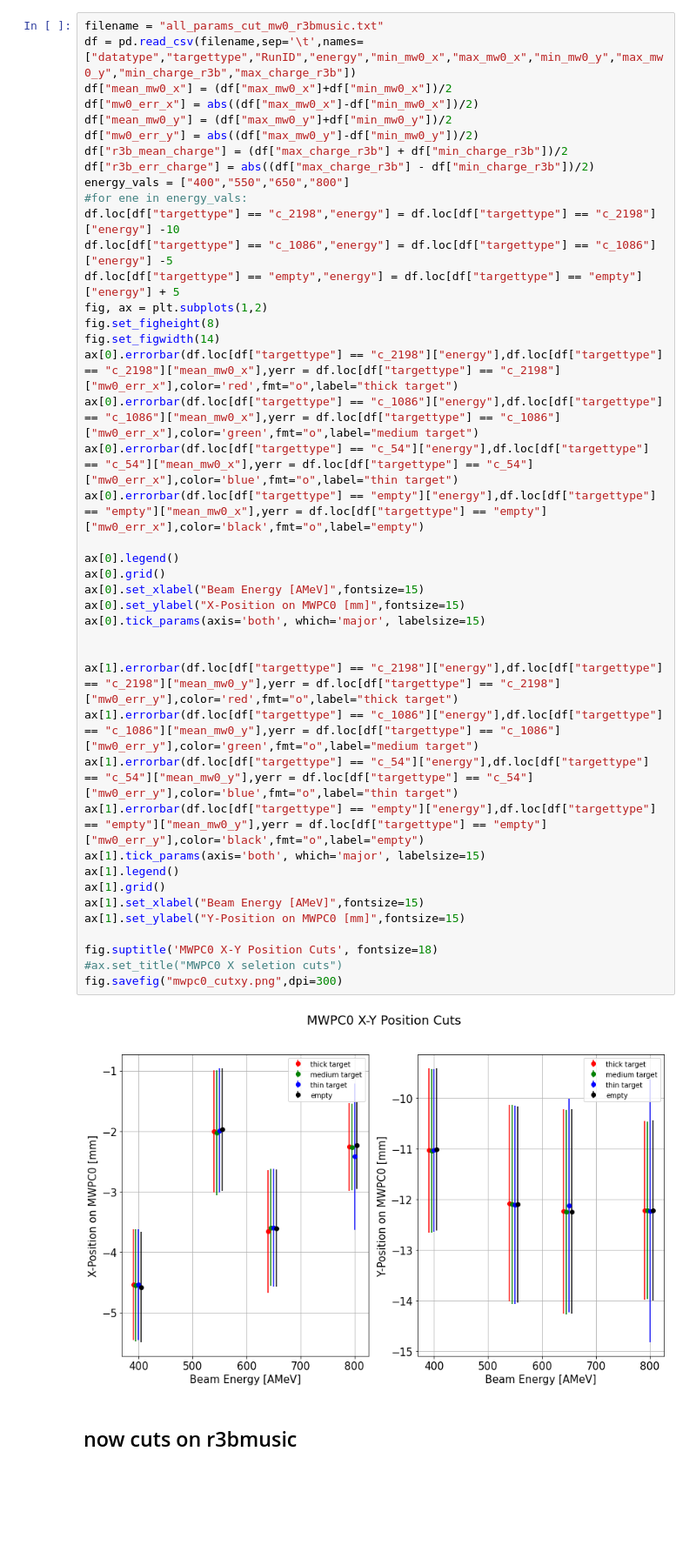
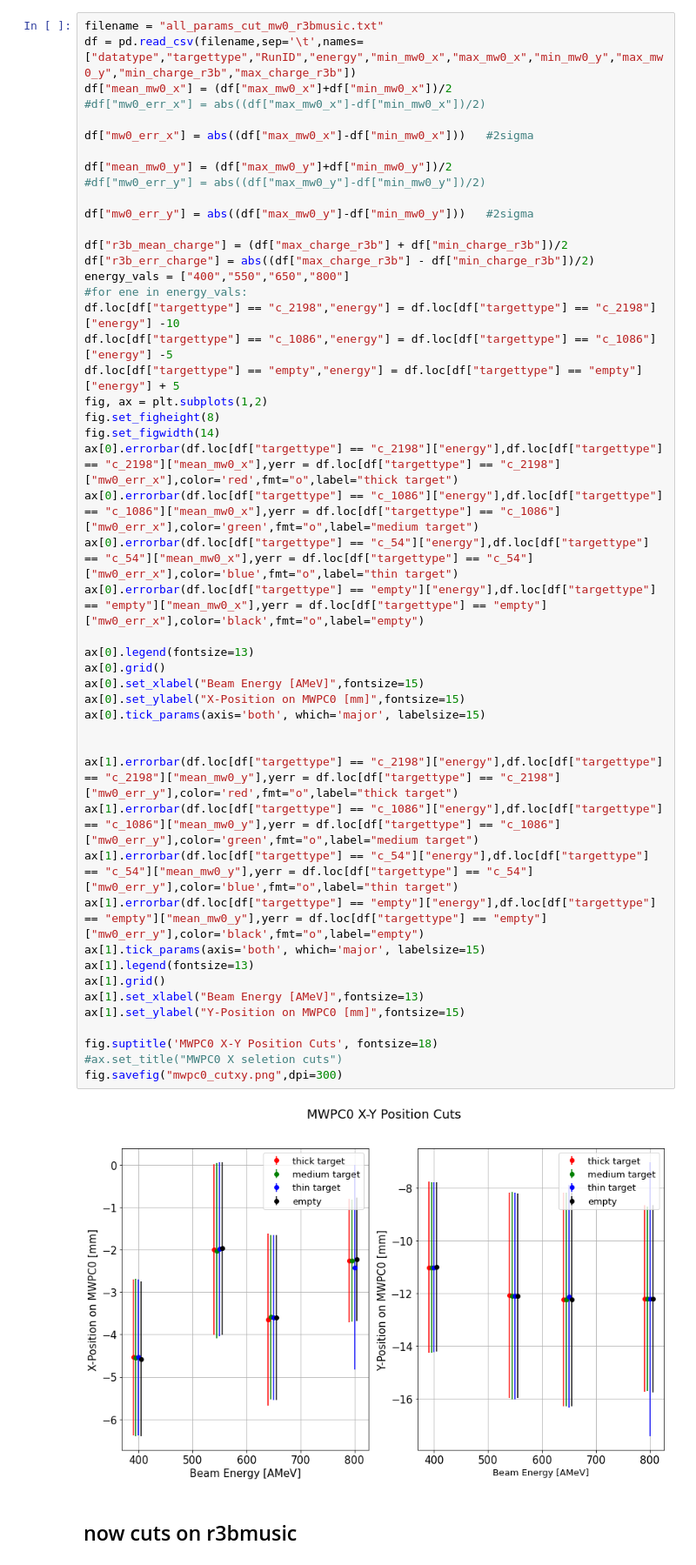
Before and after one commit to jenegger/r3bweek24_gsi, a Jupyter notebook: Untitled1.ipynb, the cells around one changed output. Shown at 87% size. Saved outputs shown, nothing was run; the diff lists cells and outputs as text; blank space fills up the shorter version.

```diff
--- a/Untitled1.ipynb
+++ b/Untitled1.ipynb
@@ -9,46 +12,52 @@ import copy
 filename = "all_params_cut_mw0_r3bmusic.txt"
 df = pd.read_csv(filename,sep='\t',names=["datatype","targettype","RunID","energy","min_mw0_x","max_mw0_x","min_mw0_y","max_mw0_y","min_charge_r3b","max_charge_r3b"])
 df["mean_mw0_x"] = (df["max_mw0_x"]+df["min_mw0_x"])/2
-df["mw0_err_x"] = abs((df["max_mw0_x"]-df["min_mw0_x"])/2)
+#df["mw0_err_x"] = abs((df["max_mw0_x"]-df["min_mw0_x"])/2)
+
+df["mw0_err_x"] = abs((df["max_mw0_x"]-df["min_mw0_x"]))   #2sigma
+
 df["mean_mw0_y"] = (df["max_mw0_y"]+df["min_mw0_y"])/2
-df["mw0_err_y"] = abs((df["max_mw0_y"]-df["min_mw0_y"])/2)
+#df["mw0_err_y"] = abs((df["max_mw0_y"]-df["min_mw0_y"])/2)
+
+df["mw0_err_y"] = abs((df["max_mw0_y"]-df["min_mw0_y"]))   #2sigma
+
 df["r3b_mean_charge"] = (df["max_charge_r3b"] + df["min_charge_r3b"])/2
 df["r3b_err_charge"] = abs((df["max_charge_r3b"] - df["min_charge_r3b"])/2)
 energy_vals = ["400","550","650","800"]
 #for ene in energy_vals:
 df.loc[df["targettype"] == "c_2198","energy"] = df.loc[df["targettype"] == "c_2198"]["energy"] -10
 df.loc[df["targettype"] == "c_1086","energy"] = df.loc[df["targettype"] == "c_1086"]["energy"] -5
 df.loc[df["targettype"] == "empty","energy"] = df.loc[df["targettype"] == "empty"]["energy"] + 5
 fig, ax = plt.subplots(1,2)
 fig.set_figheight(8)
 fig.set_figwidth(14)
 ax[0].errorbar(df.loc[df["targettype"] == "c_2198"]["energy"],df.loc[df["targettype"] == "c_2198"]["mean_mw0_x"],yerr = df.loc[df["targettype"] == "c_2198"]["mw0_err_x"],color='red',fmt="o",label="thick target")
 ax[0].errorbar(df.loc[df["targettype"] == "c_1086"]["energy"],df.loc[df["targettype"] == "c_1086"]["mean_mw0_x"],yerr = df.loc[df["targettype"] == "c_1086"]["mw0_err_x"],color='green',fmt="o",label="medium target")
 ax[0].errorbar(df.loc[df["targettype"] == "c_54"]["energy"],df.loc[df["targettype"] == "c_54"]["mean_mw0_x"],yerr = df.loc[df["targettype"] == "c_54"]["mw0_err_x"],color='blue',fmt="o",label="thin target")
 ax[0].errorbar(df.loc[df["targettype"] == "empty"]["energy"],df.loc[df["targettype"] == "empty"]["mean_mw0_x"],yerr = df.loc[df["targettype"] == "empty"]["mw0_err_x"],color='black',fmt="o",label="empty")
 
-ax[0].legend()
+ax[0].legend(fontsize=13)
 ax[0].grid()
 ax[0].set_xlabel("Beam Energy [AMeV]",fontsize=15)
 ax[0].set_ylabel("X-Position on MWPC0 [mm]",fontsize=15)
 ax[0].tick_params(axis='both', which='major', labelsize=15)
 
 
 ax[1].errorbar(df.loc[df["targettype"] == "c_2198"]["energy"],df.loc[df["targettype"] == "c_2198"]["mean_mw0_y"],yerr = df.loc[df["targettype"] == "c_2198"]["mw0_err_y"],color='red',fmt="o",label="thick target")
 ax[1].errorbar(df.loc[df["targettype"] == "c_1086"]["energy"],df.loc[df["targettype"] == "c_1086"]["mean_mw0_y"],yerr = df.loc[df["targettype"] == "c_1086"]["mw0_err_y"],color='green',fmt="o",label="medium target")
 ax[1].errorbar(df.loc[df["targettype"] == "c_54"]["energy"],df.loc[df["targettype"] == "c_54"]["mean_mw0_y"],yerr = df.loc[df["targettype"] == "c_54"]["mw0_err_y"],color='blue',fmt="o",label="thin target")
 ax[1].errorbar(df.loc[df["targettype"] == "empty"]["energy"],df.loc[df["targettype"] == "empty"]["mean_mw0_y"],yerr = df.loc[df["targettype"] == "empty"]["mw0_err_y"],color='black',fmt="o",label="empty")
 ax[1].tick_params(axis='both', which='major', labelsize=15)
-ax[1].legend()
+ax[1].legend(fontsize=13)
 ax[1].grid()
-ax[1].set_xlabel("Beam Energy [AMeV]",fontsize=15)
+ax[1].set_xlabel("Beam Energy [AMeV]",fontsize=13)
 ax[1].set_ylabel("Y-Position on MWPC0 [mm]",fontsize=15)
 
 fig.suptitle('MWPC0 X-Y Position Cuts', fontsize=18)
 #ax.set_title("MWPC0 X seletion cuts")
 fig.savefig("mwpc0_cutxy.png",dpi=300)
 # %% [output]
-[figure, old version]
+[figure, new version]
 # %% [markdown]
 ## now cuts on r3bmusic
 # %%
```
Also changed, not shown: parts of 2 cells of this notebook, 55 other files.
